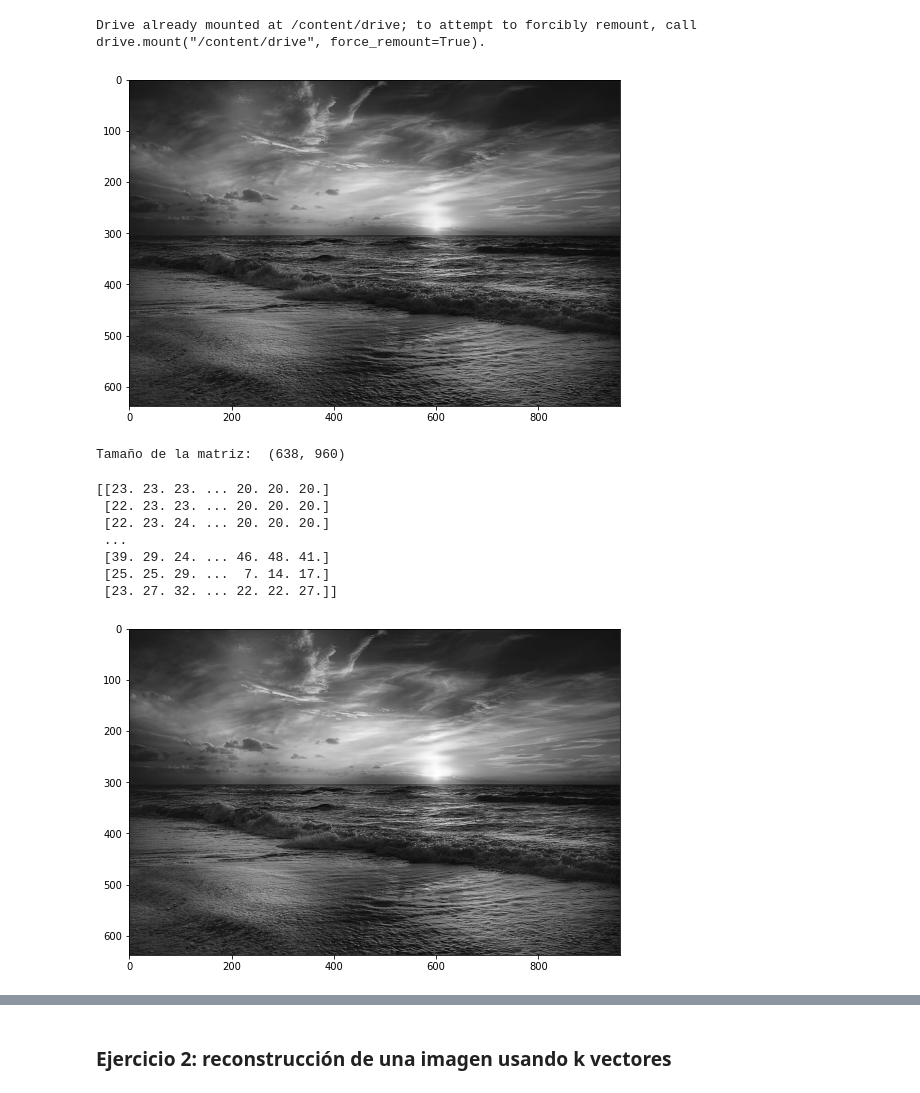
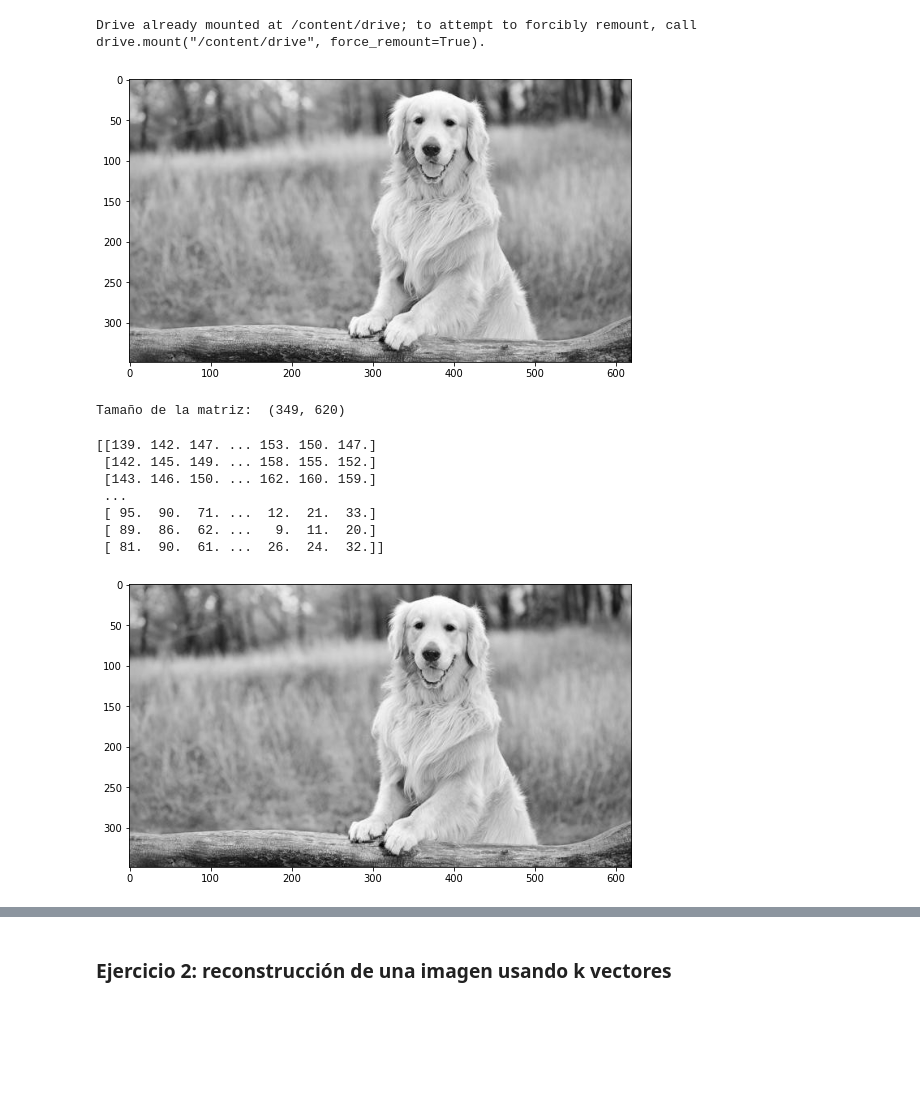
Before and after one commit to blancavazquez/CursoDatosMasivosII, a Jupyter notebook: notebooks/1b_svd.ipynb, the cells around one changed output, grey strips where cells are left out. Saved outputs shown, nothing was run; the diff lists cells and outputs as text; code cells hidden in the pictures; blank space fills up the shorter version.

```diff
--- a/notebooks/1b_svd.ipynb
+++ b/notebooks/1b_svd.ipynb
@@ -143,36 +143,36 @@ drive.mount('/content/drive')
 Drive already mounted at /content/drive; to attempt to forcibly remount, call drive.mount("/content/drive", force_remount=True).
 # %%
 #Cargamos la imagen original y la convertimos a escala de grises
-path_imagen = Image.open('/content/drive/MyDrive/Colab Notebooks/images/playa.jpg')
+path_imagen = Image.open('/content/drive/MyDrive/Colab Notebooks/images/perrito.jpg')
 imagen_grises = path_imagen.convert('LA') #convertir en escala de grises.
 plt.figure(figsize=(9, 6))
 plt.imshow(imagen_grises);
 # %% [output]
-[figure, old version]
+[figure, new version]
 # %%
 #Convertimos la imagen a una matrix de numpy.
 imagen_matriz = np.array(list(imagen_grises.getdata(band=0)), float)
 imagen_matriz.shape = (imagen_grises.size[1], imagen_grises.size[0])
 print("Tamaño de la matriz: ",imagen_matriz.shape)
 # %% [output]
-Tamaño de la matriz:  (638, 960)
+Tamaño de la matriz:  (349, 620)
 # %%
 imagen_matriz = np.matrix(imagen_matriz)
 print(imagen_matriz)
 # %% [output]
-[[23. 23. 23. ... 20. 20. 20.]
- [22. 23. 23. ... 20. 20. 20.]
- [22. 23. 24. ... 20. 20. 20.]
+[[139. 142. 147. ... 153. 150. 147.]
+ [142. 145. 149. ... 158. 155. 152.]
+ [143. 146. 150. ... 162. 160. 159.]
  ...
- [39. 29. 24. ... 46. 48. 41.]
- [25. 25. 29. ...  7. 14. 17.]
- [23. 27. 32. ... 22. 22. 27.]]
+ [ 95.  90.  71. ...  12.  21.  33.]
+ [ 89.  86.  62. ...   9.  11.  20.]
+ [ 81.  90.  61. ...  26.  24.  32.]]
 # %%
 #Visualizamos la imagen, a partir de la matriz creada
 plt.figure(figsize=(9,6))
 plt.imshow(imagen_matriz, cmap='gray');
 # %% [output]
-[figure, old version]
+[figure, new version]
 # %%
 #Hacemos la SVD de la matriz creada
 U, Sigma, VT = svd(imagen_matriz)
```
Also changed, not shown: parts of 10 cells of this notebook.
